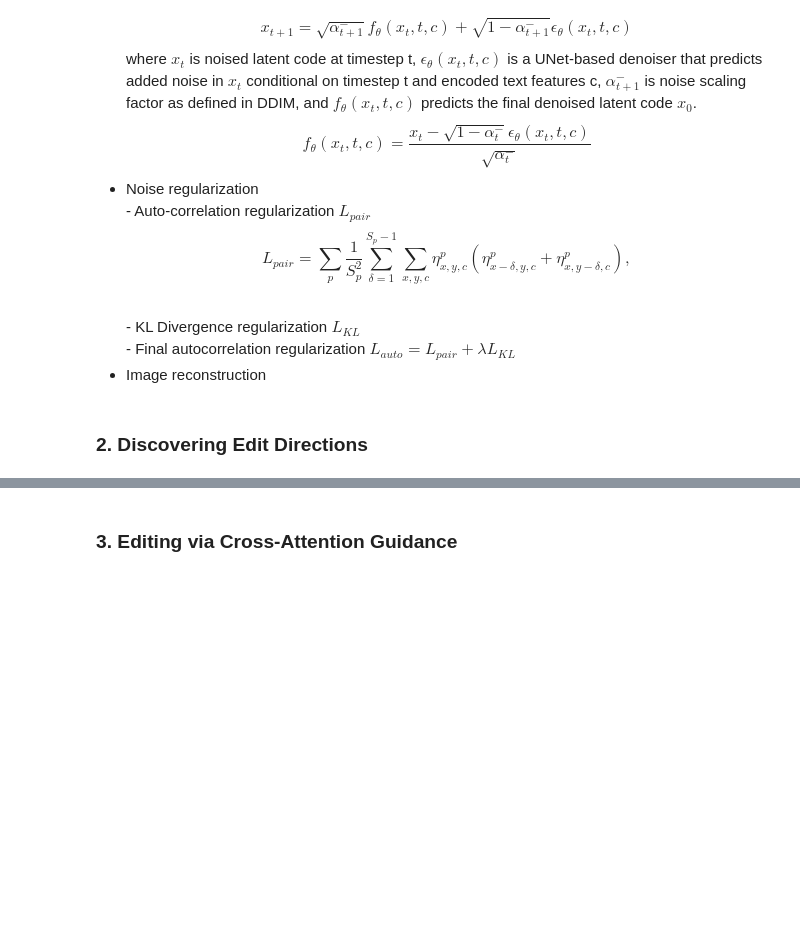
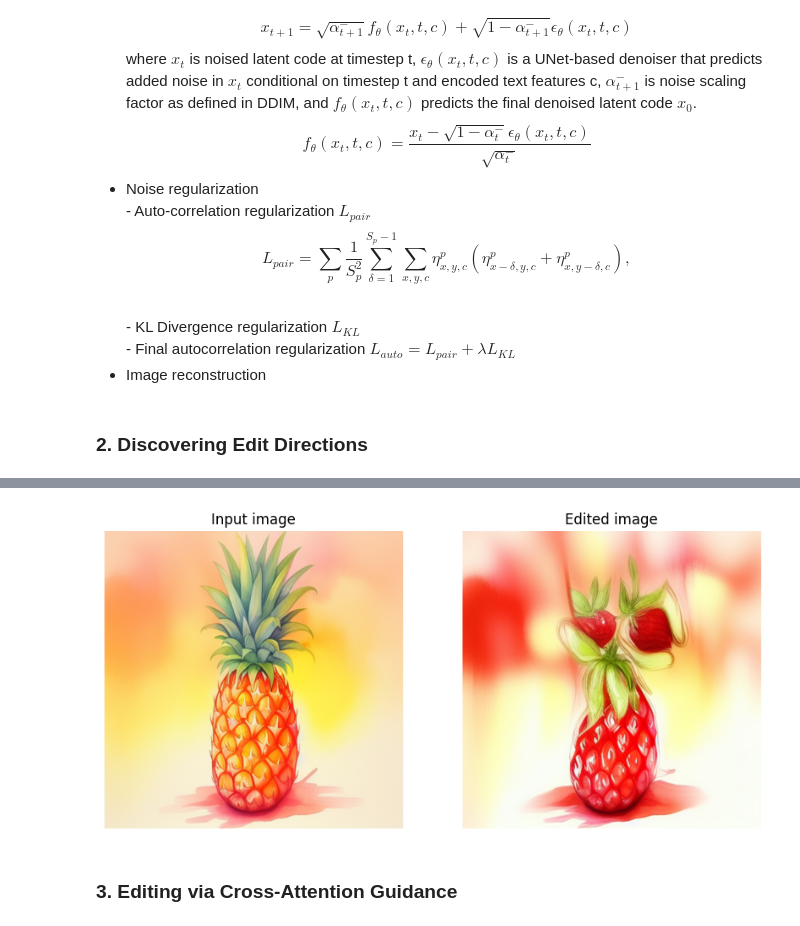
Before and after one commit to cyamonide/cs445-pix2pixzero, a Jupyter notebook: main.ipynb, the cells around one changed output, grey strips where cells are left out. Cells and saved outputs as stored; diff of their text form; code cells hidden in the pictures; blank space fills up the shorter version.

```diff
--- a/main.ipynb
+++ b/main.ipynb
@@ -413,6 +433,26 @@ get_edit_direction("car2horse")
     --results_folder "output/test_pineapple_3/"\
     --use_float_16 \
     --edit_direction_multiplier 5
+# %%
+input_path = f"output/test_pineapple_3/reconstruction/pineapple_1.png"
+edit_path = f"output/test_pineapple_3/edit/pineapple_1_strawberry_2.png"
+
+input_img = cv2.cvtColor(cv2.imread(input_path), cv2.COLOR_BGR2RGB)
+edit_img = cv2.cvtColor(cv2.imread(edit_path), cv2.COLOR_BGR2RGB)
+
+plt.figure(figsize=(10, 5))
+plt.subplot(1, 2, 1)
+plt.imshow(input_img)
+plt.title('Input image')
+plt.axis('off')
+
+plt.subplot(1, 2, 2)
+plt.imshow(edit_img)
+plt.title('Edited image')
+plt.axis('off')
+plt.show()
+# %% [output]
+[figure, added]
 # %% [markdown]
 ### **3. Editing via Cross-Attention Guidance**
 # %% [markdown]
```
Also changed, not shown: parts of 1 cell of this notebook.
